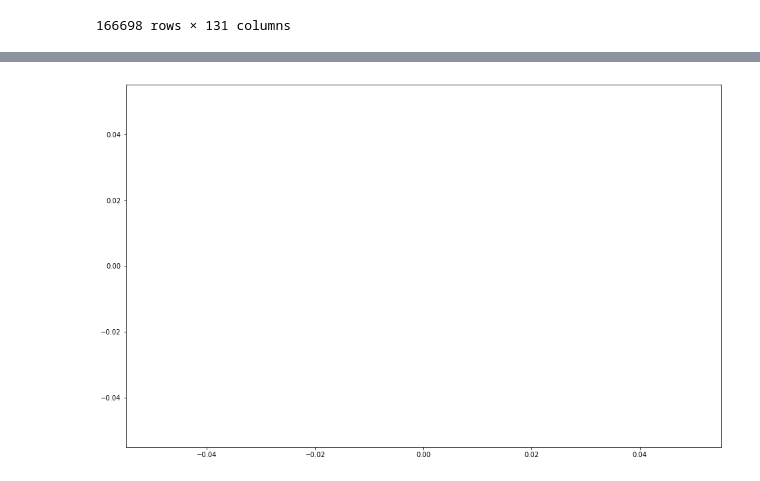
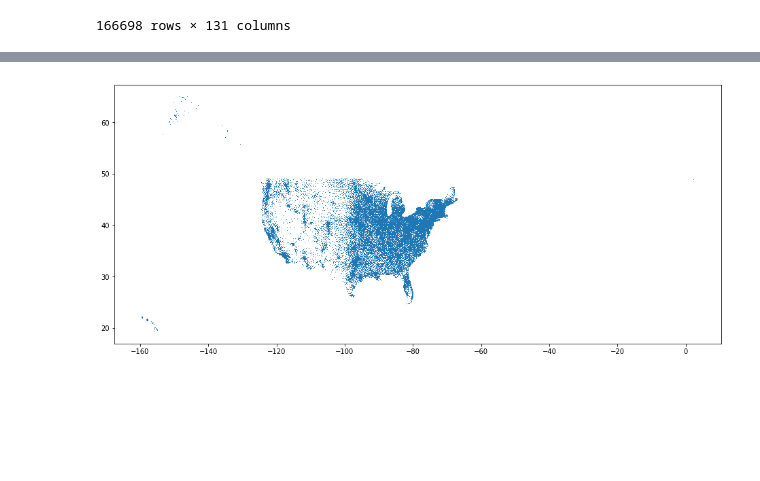
Before and after one commit to mvarnold/scaling, a Jupyter notebook: Untitled.ipynb, the cells around one changed output, grey strips where cells are left out. Cells and saved outputs as stored; diff of their text form; code cells hidden in the pictures; blank space fills up the shorter version.

```diff
--- a/Untitled.ipynb
+++ b/Untitled.ipynb
@@ -49,11 +49,11 @@ print(search.by_zipcode("48134"))
     "ZipcodeType": "Standard"
 }
 # %%
-zip_lat = [search.by_zipcode("05.f"%(i))['Latitude']for i in data['zipcode'][0:100]if i!=0 if i != 99999]
-zip_lon = [search.by_zipcode("05.f"%(i))['Longitude']for i in data['zipcode'][0:100]if i!=0 if i != 99999]
+zip_lat = [search.by_zipcode("%05.f"%(i))['Latitude']for i in data['zipcode'][0::6]if i!=0 if i != 99999]
+zip_lon = [search.by_zipcode("%05.f"%(i))['Longitude']for i in data['zipcode'][0::6]if i!=0 if i != 99999]
 # %%
-plt.figure(figsize=(16,10))
-plt.plot([i for i in zip_lon],[i for i in zip_lat],'.')
+plt.figure(figsize=(16,7))
+plt.plot([i for i in zip_lon],[i for i in zip_lat],',')
 plt.show()
 # %% [output]
-[figure, old version]
+[figure, new version]
```
